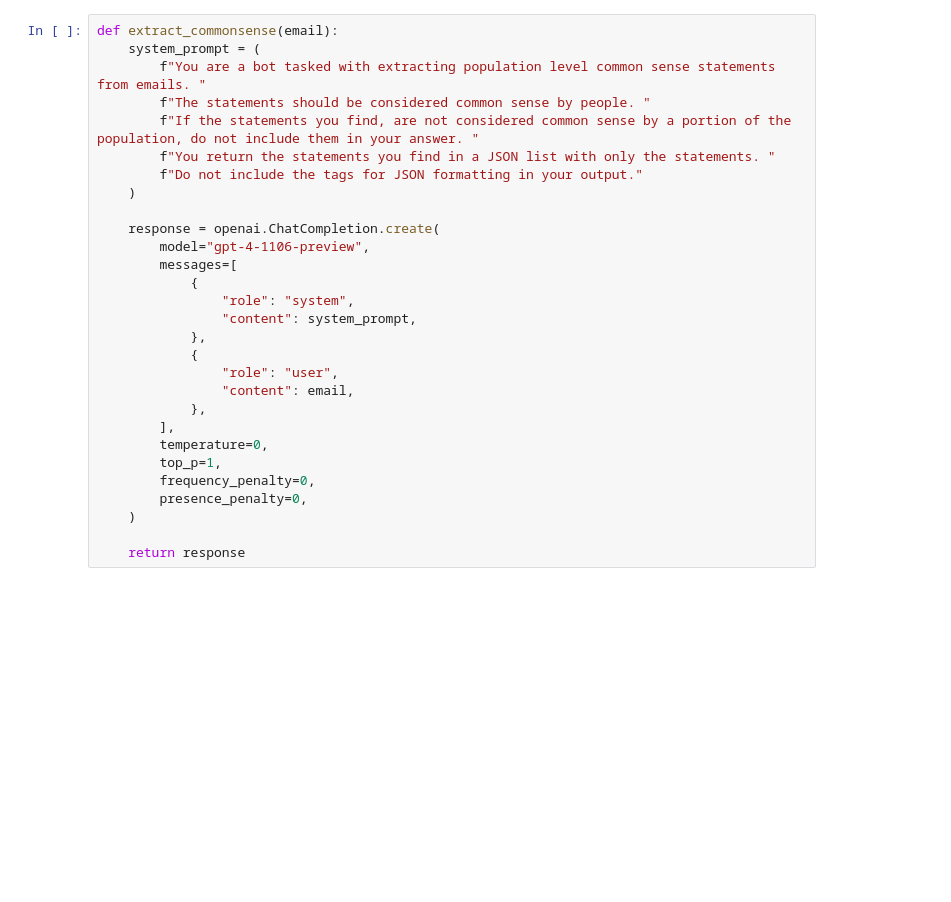
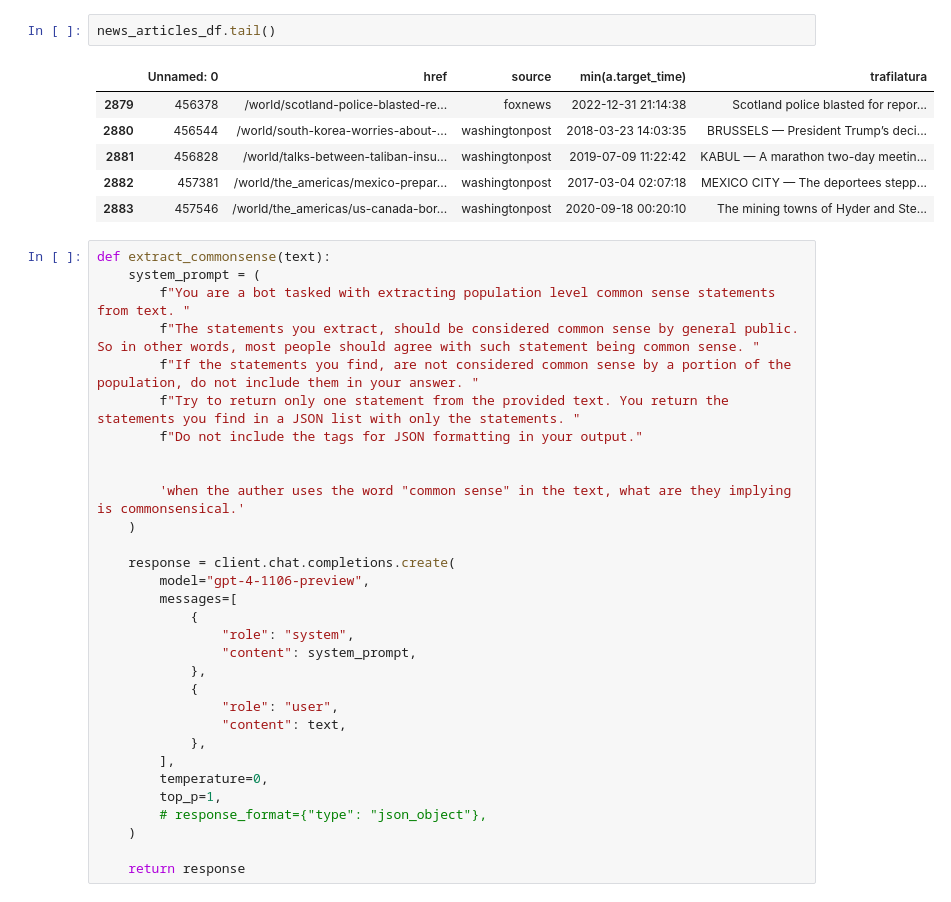
Before and after one commit to Watts-Lab/commonsense-statements, a Jupyter notebook: notebooks/statement-generation.ipynb, the cells around one changed output. Cells and saved outputs as stored; diff of their text form; blank space fills up the shorter version.

```diff
--- a/notebooks/statement-generation.ipynb
+++ b/notebooks/statement-generation.ipynb
@@ -25,14 +23,26 @@ election_emails_df.head(5)
+# %%
+news_articles_df.tail()
+# %% [output]
+|  | Unnamed: 0 | href | source | min(a.target_time) | trafilatura |
+| 2879 | 456378 | /world/scotland-police-blasted-re... | foxnews | 2022-12-31 21:14:38 | Scotland police blasted for repor... |
+| 2880 | 456544 | /world/south-korea-worries-about-... | washingtonpost | 2018-03-23 14:03:35 | BRUSSELS — President Trump’s deci... |
+| 2881 | 456828 | /world/talks-between-taliban-insu... | washingtonpost | 2019-07-09 11:22:42 | KABUL — A marathon two-day meetin... |
+| 2882 | 457381 | /world/the_americas/mexico-prepar... | washingtonpost | 2017-03-04 02:07:18 | MEXICO CITY — The deportees stepp... |
+| 2883 | 457546 | /world/the_americas/us-canada-bor... | washingtonpost | 2020-09-18 00:20:10 | The mining towns of Hyder and Ste... |
 # %%
-def extract_commonsense(email):
+def extract_commonsense(text):
     system_prompt = (
-        f"You are a bot tasked with extracting population level common sense statements from emails. "
-        f"The statements should be considered common sense by people. "
+        f"You are a bot tasked with extracting population level common sense statements from text. "
+        f"The statements you extract, should be considered common sense by general public. So in other words, most people should agree with such statement being common sense. "
         f"If the statements you find, are not considered common sense by a portion of the population, do not include them in your answer. "
-        f"You return the statements you find in a JSON list with only the statements. "
+        f"Try to return only one statement from the provided text. You return the statements you find in a JSON list with only the statements. "
         f"Do not include the tags for JSON formatting in your output."
+
+
+        'when the auther uses the word "common sense" in the text, what are they implying is commonsensical.'
     )
 
-    response = openai.ChatCompletion.create(
+    response = client.chat.completions.create(
         model="gpt-4-1106-preview",
         messages=[
             {
@@ -41,13 +51,12 @@ def extract_commonsense(email):
             },
             {
                 "role": "user",
-                "content": email,
+                "content": text,
             },
         ],
         temperature=0,
         top_p=1,
-        frequency_penalty=0,
-        presence_penalty=0,
+        # response_format={"type": "json_object"},
     )
 
     return response
```
Also changed, not shown: parts of 11 cells of this notebook, 3 other files.
